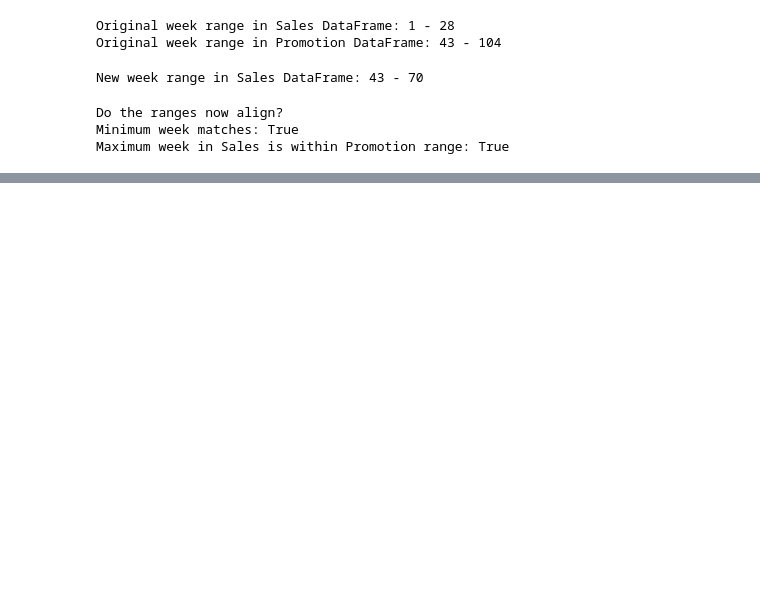
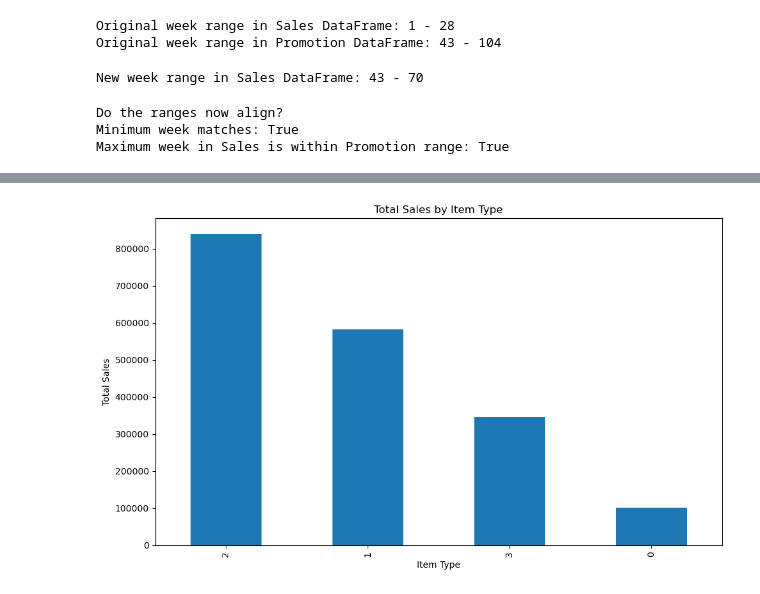
Before and after one commit to Kusalani/Sales-and-Promotions-Analysis, a Jupyter notebook: models/Data preparation.ipynb, the cells around one changed output, grey strips where cells are left out. Drawn from its saved outputs; the diff is of its cells as text; code cells hidden in the pictures; blank space fills up the shorter version.

```diff
--- a/models/Data preparation.ipynb
+++ b/models/Data preparation.ipynb
@@ -255,0 +401,12 @@ Maximum week in Sales is within Promotion range: True
+# %%
+# 1. Sales by item type
+sales_by_type = full_dataset.groupby('type')['amount'].sum().sort_values(ascending=False)
+plt.figure(figsize=(10, 6))
+sales_by_type.plot(kind='bar')
+plt.title('Total Sales by Item Type')
+plt.xlabel('Item Type')
+plt.ylabel('Total Sales')
+plt.tight_layout()
+plt.show()
+# %% [output]
+[figure, added]
```
Also changed, not shown: parts of 30 cells of this notebook.
